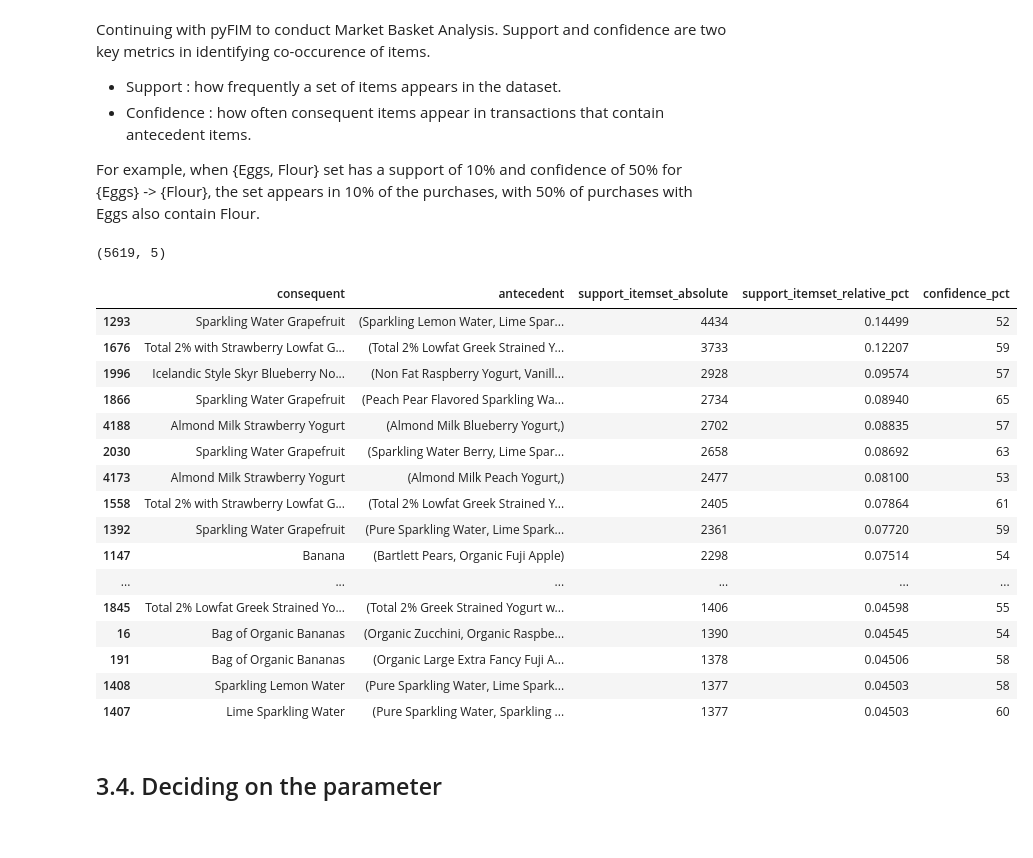
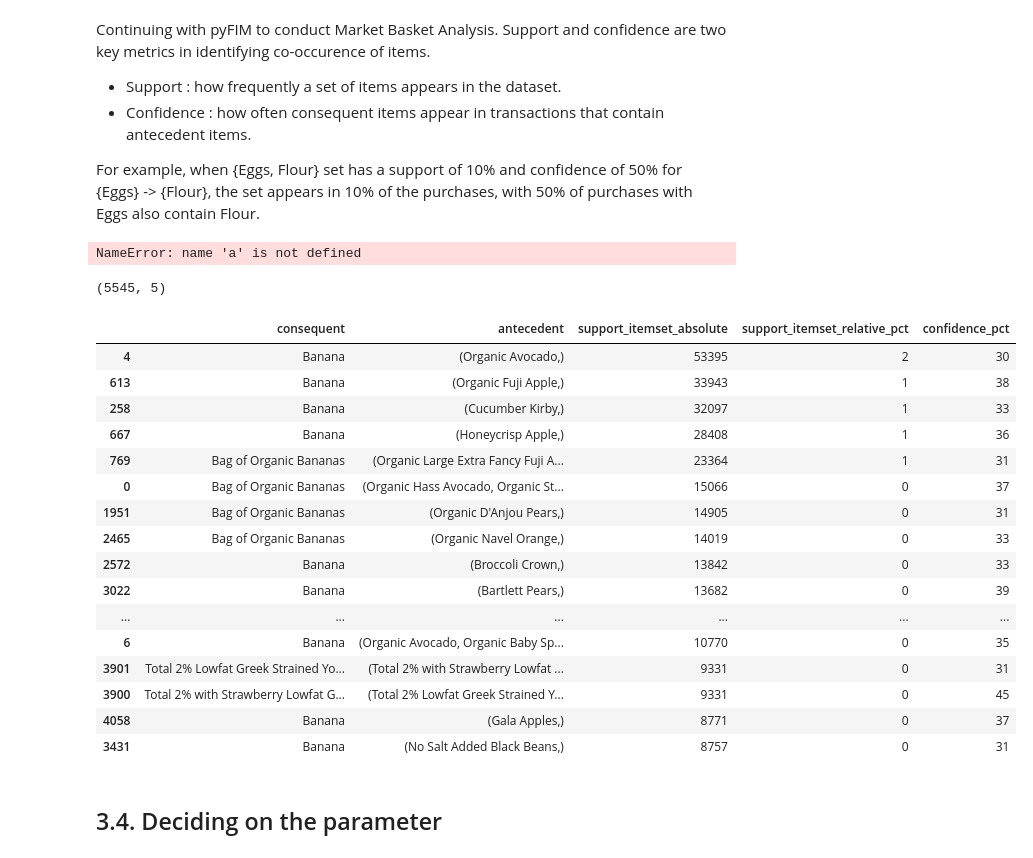
Before and after one commit to kwonowk/market-basket-analysis, a Jupyter notebook: instacart_analysis.ipynb, the cells around one changed output. Drawn from its saved outputs; the diff is of its cells as text; code cells hidden in the pictures.

```diff
--- a/instacart_analysis.ipynb
+++ b/instacart_analysis.ipynb
@@ -483,5 +478,8 @@ algo = 'ap' # 'fp' or 'ap'
 # %%
-# make dict for nicer looking column names
+supp = 0.05     # minimum support of an association rule
+conf = 30       # minimum confidence of an association rule
+report = 'aSC'
+
 report_colnames = {
     'a': 'support_itemset_absolute',
     's': 'support_itemset_relative',
@@ -500,5 +498,7 @@ report_colnames = {
     'E': 'evaluation_pct',
     'Q': 'support_emptyset',
     }
-
-result = arules(rules_product, supp=supp, conf=conf, report=report, zmin=2)
+# %%
+a
+# %% [output]
+NameError: name 'a' is not defined
@@ -509,30 +511,28 @@ df_result = pd.DataFrame(result, columns=colnames)
 df_result = df_result.sort_values('support_itemset_absolute', ascending=False)
 print(df_result.shape)
 # %% [output]
-(5619, 5)
+(5545, 5)
-# %%
-df_result['support_itemset_relative_pct'] =  df_result['support_itemset_relative_pct'].map('{:,.5f}'.format)
 # %%
-# Show 50 frequent purchase combinations
-df_result.head(30)
+# Show 20 frequent purchase combinations
+df_result.head(20)
 # %% [output]
 |  | consequent | antecedent | support_itemset_absolute | support_itemset_relative_pct | confidence_pct |
-| 1293 | Sparkling Water Grapefruit | (Sparkling Lemon Water, Lime Spar... | 4434 | 0.14499 | 52 |
-| 1676 | Total 2% with Strawberry Lowfat G... | (Total 2% Lowfat Greek Strained Y... | 3733 | 0.12207 | 59 |
-| 1996 | Icelandic Style Skyr Blueberry No... | (Non Fat Raspberry Yogurt, Vanill... | 2928 | 0.09574 | 57 |
-| 1866 | Sparkling Water Grapefruit | (Peach Pear Flavored Sparkling Wa... | 2734 | 0.08940 | 65 |
-| 4188 | Almond Milk Strawberry Yogurt | (Almond Milk Blueberry Yogurt,) | 2702 | 0.08835 | 57 |
-| 2030 | Sparkling Water Grapefruit | (Sparkling Water Berry, Lime Spar... | 2658 | 0.08692 | 63 |
-| 4173 | Almond Milk Strawberry Yogurt | (Almond Milk Peach Yogurt,) | 2477 | 0.08100 | 53 |
-| 1558 | Total 2% with Strawberry Lowfat G... | (Total 2% Lowfat Greek Strained Y... | 2405 | 0.07864 | 61 |
-| 1392 | Sparkling Water Grapefruit | (Pure Sparkling Water, Lime Spark... | 2361 | 0.07720 | 59 |
-| 1147 | Banana | (Bartlett Pears, Organic Fuji Apple) | 2298 | 0.07514 | 54 |
+| 4 | Banana | (Organic Avocado,) | 53395 | 2 | 30 |
+| 613 | Banana | (Organic Fuji Apple,) | 33943 | 1 | 38 |
+| 258 | Banana | (Cucumber Kirby,) | 32097 | 1 | 33 |
+| 667 | Banana | (Honeycrisp Apple,) | 28408 | 1 | 36 |
+| 769 | Bag of Organic Bananas | (Organic Large Extra Fancy Fuji A... | 23364 | 1 | 31 |
+| 0 | Bag of Organic Bananas | (Organic Hass Avocado, Organic St... | 15066 | 0 | 37 |
+| 1951 | Bag of Organic Bananas | (Organic D'Anjou Pears,) | 14905 | 0 | 31 |
+| 2465 | Bag of Organic Bananas | (Organic Navel Orange,) | 14019 | 0 | 33 |
+| 2572 | Banana | (Broccoli Crown,) | 13842 | 0 | 33 |
+| 3022 | Banana | (Bartlett Pears,) | 13682 | 0 | 39 |
 | ... | ... | ... | ... | ... | ... |
-| 1845 | Total 2% Lowfat Greek Strained Yo... | (Total 2% Greek Strained Yogurt w... | 1406 | 0.04598 | 55 |
-| 16 | Bag of Organic Bananas | (Organic Zucchini, Organic Raspbe... | 1390 | 0.04545 | 54 |
-| 191 | Bag of Organic Bananas | (Organic Large Extra Fancy Fuji A... | 1378 | 0.04506 | 58 |
-| 1408 | Sparkling Lemon Water | (Pure Sparkling Water, Lime Spark... | 1377 | 0.04503 | 58 |
-| 1407 | Lime Sparkling Water | (Pure Sparkling Water, Sparkling ... | 1377 | 0.04503 | 60 |
+| 6 | Banana | (Organic Avocado, Organic Baby Sp... | 10770 | 0 | 35 |
+| 3901 | Total 2% Lowfat Greek Strained Yo... | (Total 2% with Strawberry Lowfat ... | 9331 | 0 | 31 |
+| 3900 | Total 2% with Strawberry Lowfat G... | (Total 2% Lowfat Greek Strained Y... | 9331 | 0 | 45 |
+| 4058 | Banana | (Gala Apples,) | 8771 | 0 | 37 |
+| 3431 | Banana | (No Salt Added Black Beans,) | 8757 | 0 | 31 |
 # %% [markdown]
 ## 3.4. Deciding on the parameter
 # %%
```
Also changed, not shown: parts of 5 cells of this notebook.
